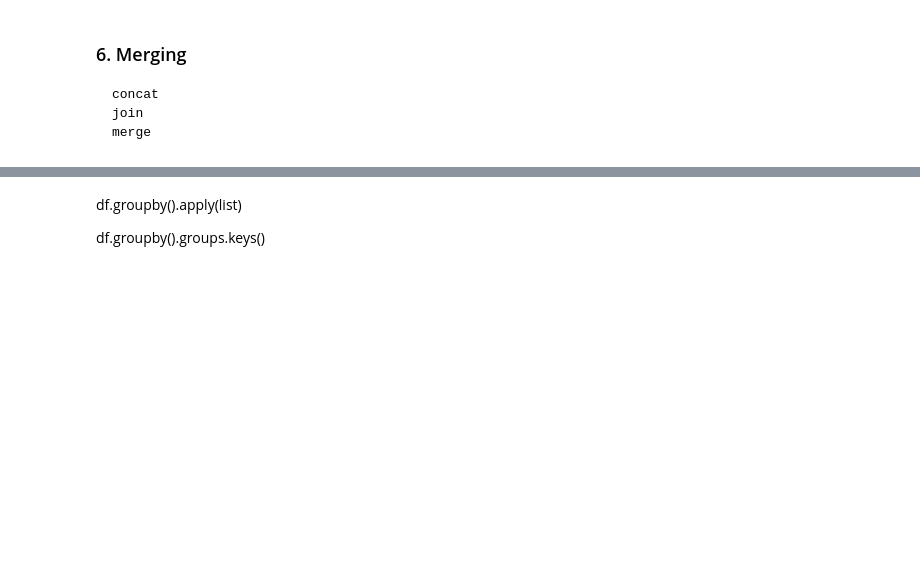
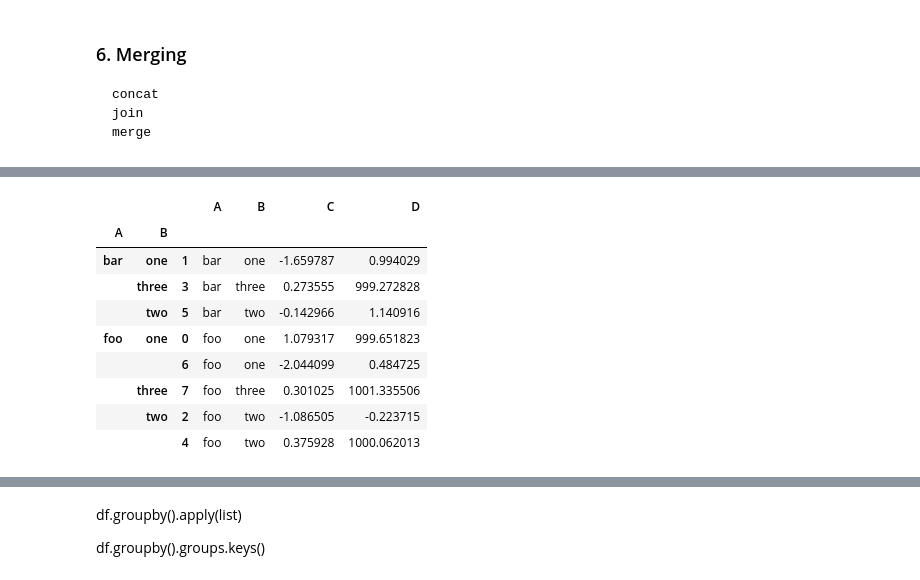
Before and after one commit to smjune/ipynb, a Jupyter notebook: pandas_guide.ipynb, the cells around one changed output, grey strips where cells are left out. Saved outputs shown, nothing was run; the diff lists cells and outputs as text; code cells hidden in the pictures; blank space fills up the shorter version.

```diff
--- a/pandas_guide.ipynb
+++ b/pandas_guide.ipynb
@@ -1001,0 +1019,23 @@ df_gt
+# %%
+# groupyby(A) 로 묶은 다음 C 값에 한하여 0 보다 큰 값을 갖은 데이터 대상으로 D 값을 연산
+
+def funT(Ag):
+    over0=Ag['C'] > 0
+    Ag.loc[over0,'D'] = Ag.loc[over0,'D']+1000
+    return Ag
+
+df_g.groupby(['A','B']).apply(funT)#.reset_index(level = (0,1), drop=True)
+
+# multi-index 에서는 reset_index(level = (0,1), drop=True) 을 해야 한다.
+# level 설정을 하지 않으면, A-B-index 을 모두 지우고, 다시 이 순서로 index 을 붙인다. (주의할것 )
+# %% [output]
+|  |  |  | A | B | C | D |
+| A | B |  |  |  |  |  |
+| bar | one | 1 | bar | one | -1.659787 | 0.994029 |
+|  | three | 3 | bar | three | 0.273555 | 999.272828 |
+|  | two | 5 | bar | two | -0.142966 | 1.140916 |
+| foo | one | 0 | foo | one | 1.079317 | 999.651823 |
+|  |  | 6 | foo | one | -2.044099 | 0.484725 |
+|  | three | 7 | foo | three | 0.301025 | 1001.335506 |
+|  | two | 2 | foo | two | -1.086505 | -0.223715 |
+|  |  | 4 | foo | two | 0.375928 | 1000.062013 |
```
Also changed, not shown: parts of 70 cells of this notebook, 1 other file.
